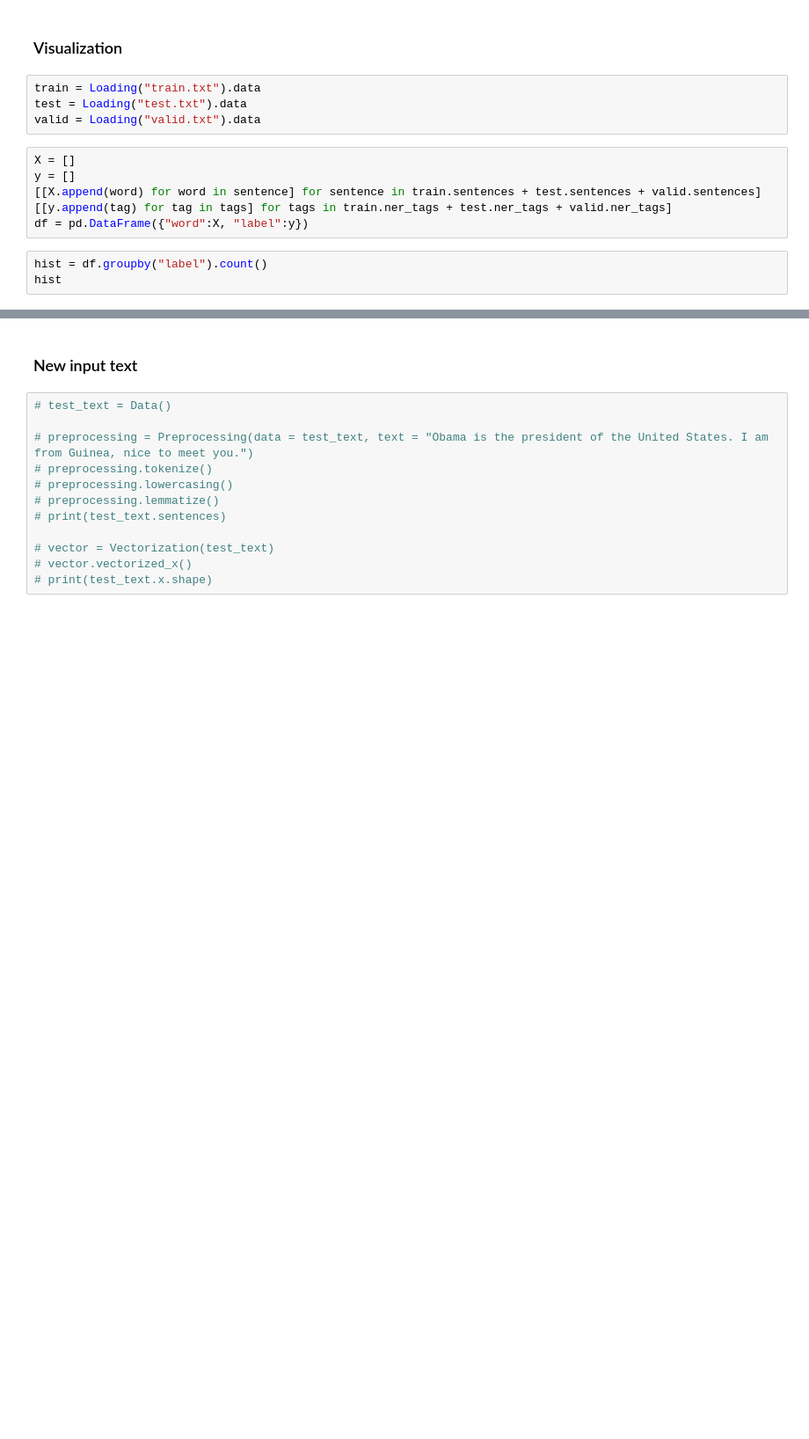
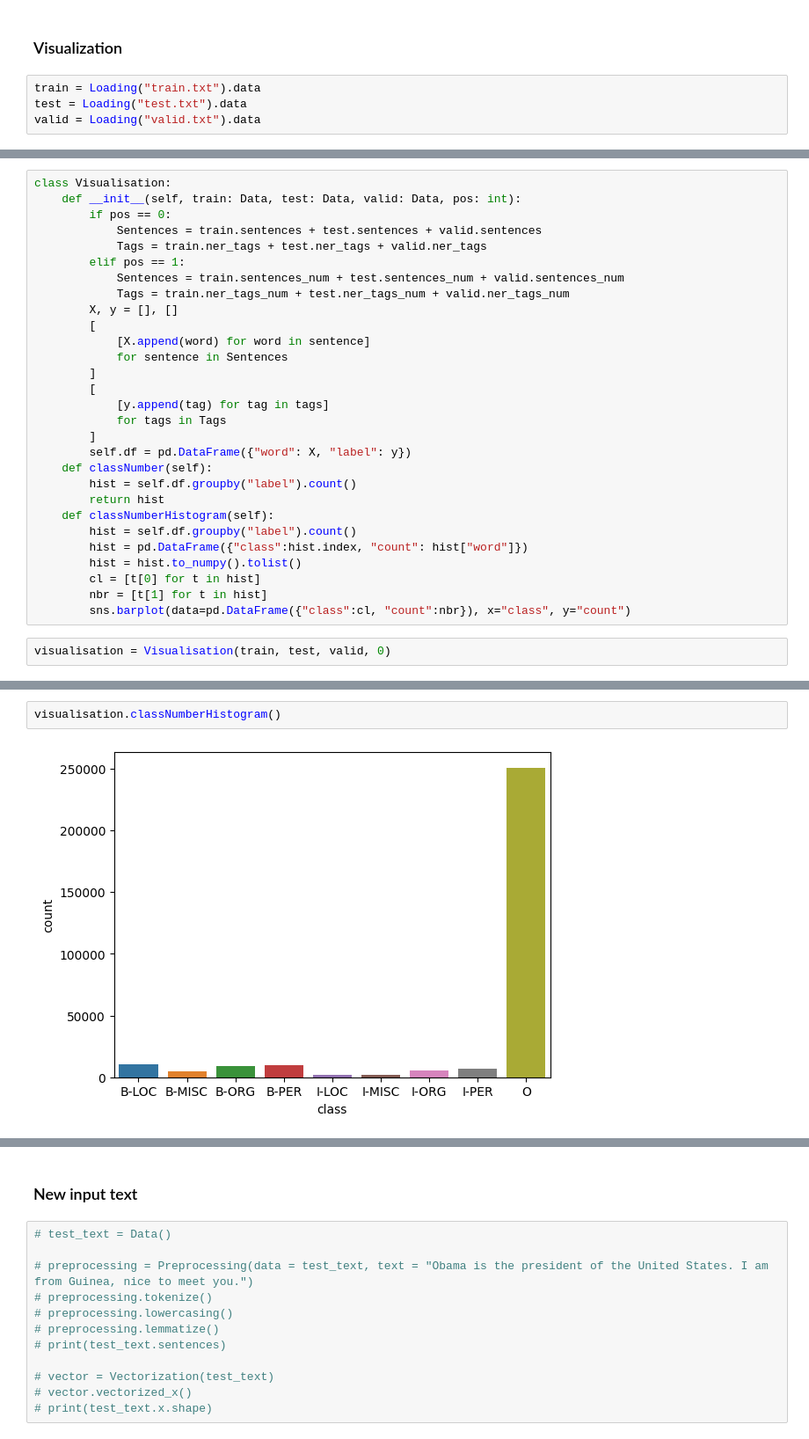
Before and after one commit to taslimamindia/NERC, a Jupyter notebook: Code/conll2003_english.ipynb, the cells around one changed output, grey strips where cells are left out. Shown: that part at 88% size. Cells and saved outputs as stored; diff of their text form; blank space fills up the shorter version.

```diff
--- a/Code/conll2003_english.ipynb
+++ b/Code/conll2003_english.ipynb
@@ -186,12 +180,3 @@ class Vectorization():
 train = Loading("train.txt").data
 test = Loading("test.txt").data
 valid = Loading("valid.txt").data
-# %%
-X = []
-y = []
-[[X.append(word) for word in sentence] for sentence in train.sentences + test.sentences + valid.sentences]
-[[y.append(tag) for tag in tags] for tags in train.ner_tags + test.ner_tags + valid.ner_tags]
-df = pd.DataFrame({"word":X, "label":y})
-# %%
-hist = df.groupby("label").count()
-hist
@@ -226,0 +183,31 @@ df.describe()
+# %%
+class Visualisation:
+    def __init__(self, train: Data, test: Data, valid: Data, pos: int):
+        if pos == 0:
+            Sentences = train.sentences + test.sentences + valid.sentences
+            Tags = train.ner_tags + test.ner_tags + valid.ner_tags
+        elif pos == 1:
+            Sentences = train.sentences_num + test.sentences_num + valid.sentences_num
+            Tags = train.ner_tags_num + test.ner_tags_num + valid.ner_tags_num
+        X, y = [], []
+        [
+            [X.append(word) for word in sentence]
+            for sentence in Sentences
+        ]
+        [
+            [y.append(tag) for tag in tags]
+            for tags in Tags
+        ]
+        self.df = pd.DataFrame({"word": X, "label": y})
+    def classNumber(self):
+        hist = self.df.groupby("label").count()
+        return hist
+    def classNumberHistogram(self):
+        hist = self.df.groupby("label").count()
+        hist = pd.DataFrame({"class":hist.index, "count": hist["word"]})
+        hist = hist.to_numpy().tolist()
+        cl = [t[0] for t in hist]
+        nbr = [t[1] for t in hist]
+        sns.barplot(data=pd.DataFrame({"class":cl, "count":nbr}), x="class", y="count")
+# %%
+visualisation = Visualisation(train, test, valid, 0)
@@ -226,0 +228,4 @@ df.describe()
+# %%
+visualisation.classNumberHistogram()
+# %% [output]
+[figure, added]
```
Also changed, not shown: parts of 25 cells of this notebook.
